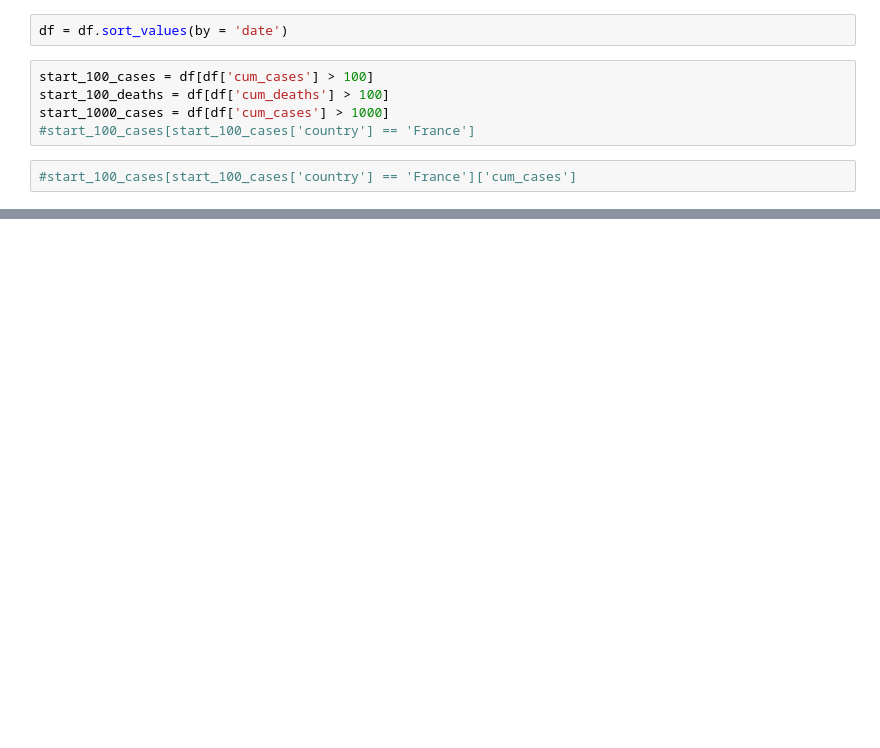
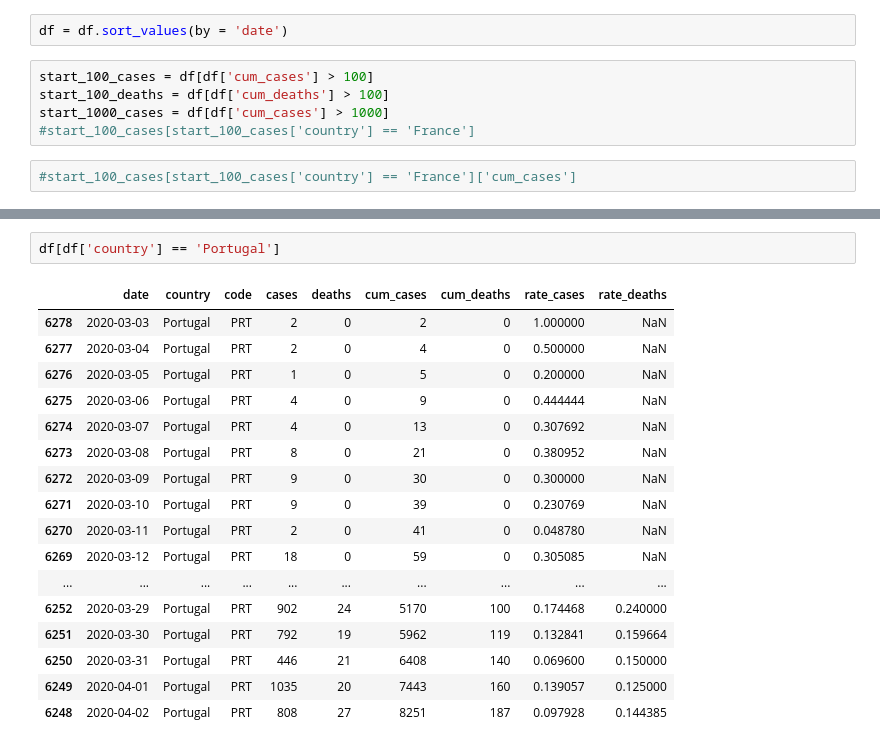
Before and after one commit to Oryon/covid-19, a Jupyter notebook: covid19_all_countries.ipynb, the cells around one changed output, grey strips where cells are left out. Cells and saved outputs as stored; diff of their text form; blank space fills up the shorter version.

```diff
--- a/covid19_all_countries.ipynb
+++ b/covid19_all_countries.ipynb
@@ -153,2 +153,22 @@ plt.show()
+# %%
+df[df['country'] == 'Portugal']
+# %% [output]
+|  | date | country | code | cases | deaths | cum_cases | cum_deaths | rate_cases | rate_deaths |
+| 6278 | 2020-03-03 | Portugal | PRT | 2 | 0 | 2 | 0 | 1.000000 | NaN |
+| 6277 | 2020-03-04 | Portugal | PRT | 2 | 0 | 4 | 0 | 0.500000 | NaN |
+| 6276 | 2020-03-05 | Portugal | PRT | 1 | 0 | 5 | 0 | 0.200000 | NaN |
+| 6275 | 2020-03-06 | Portugal | PRT | 4 | 0 | 9 | 0 | 0.444444 | NaN |
+| 6274 | 2020-03-07 | Portugal | PRT | 4 | 0 | 13 | 0 | 0.307692 | NaN |
+| 6273 | 2020-03-08 | Portugal | PRT | 8 | 0 | 21 | 0 | 0.380952 | NaN |
+| 6272 | 2020-03-09 | Portugal | PRT | 9 | 0 | 30 | 0 | 0.300000 | NaN |
+| 6271 | 2020-03-10 | Portugal | PRT | 9 | 0 | 39 | 0 | 0.230769 | NaN |
+| 6270 | 2020-03-11 | Portugal | PRT | 2 | 0 | 41 | 0 | 0.048780 | NaN |
+| 6269 | 2020-03-12 | Portugal | PRT | 18 | 0 | 59 | 0 | 0.305085 | NaN |
+| ... | ... | ... | ... | ... | ... | ... | ... | ... | ... |
+| 6252 | 2020-03-29 | Portugal | PRT | 902 | 24 | 5170 | 100 | 0.174468 | 0.240000 |
+| 6251 | 2020-03-30 | Portugal | PRT | 792 | 19 | 5962 | 119 | 0.132841 | 0.159664 |
+| 6250 | 2020-03-31 | Portugal | PRT | 446 | 21 | 6408 | 140 | 0.069600 | 0.150000 |
+| 6249 | 2020-04-01 | Portugal | PRT | 1035 | 20 | 7443 | 160 | 0.139057 | 0.125000 |
+| 6248 | 2020-04-02 | Portugal | PRT | 808 | 27 | 8251 | 187 | 0.097928 | 0.144385 |
 # %%
 fig, ax = plt.subplots(figsize=(14,7))
```
Also changed, not shown: parts of 10 cells of this notebook, 1 other file.
